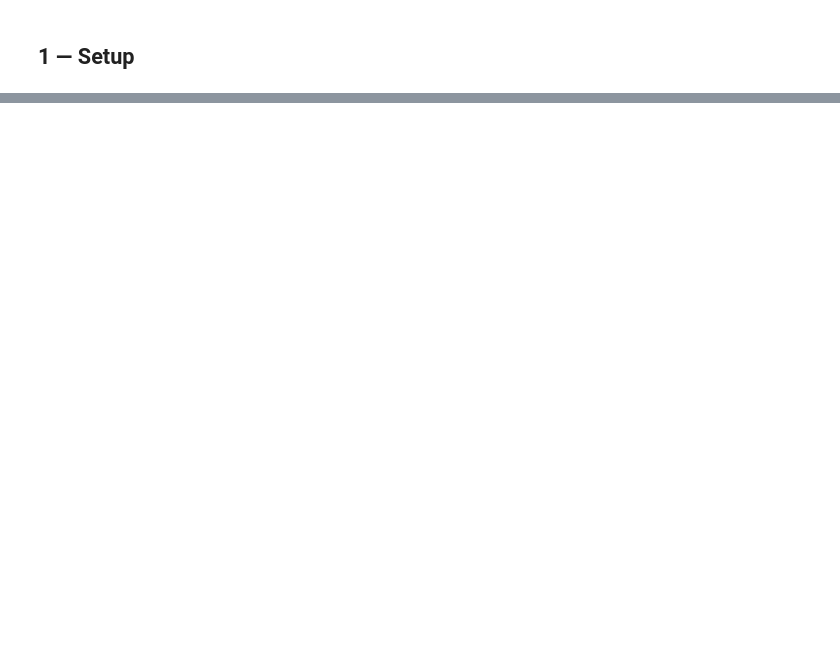
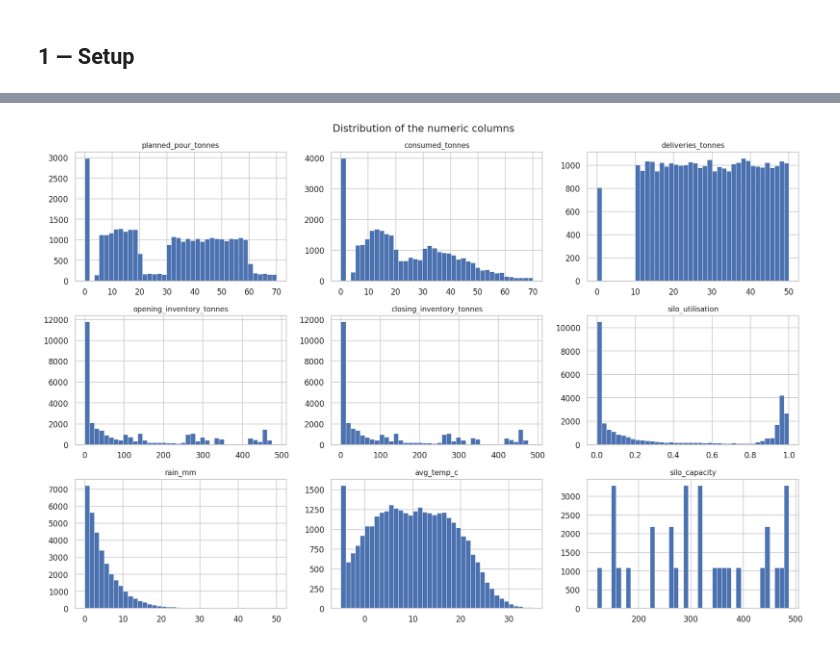
Before and after one commit to Olamideoo/MIG_Cement_Demand_Forecasting, a Jupyter notebook: NOTEBOOKS/02_EDA.ipynb, the cells around one changed output, grey strips where cells are left out. Drawn from its saved outputs; the diff is of its cells as text; code cells hidden in the pictures; blank space fills up the shorter version.

```diff
--- a/NOTEBOOKS/02_EDA.ipynb
+++ b/NOTEBOOKS/02_EDA.ipynb
@@ -1602,0 +330,16 @@ justification in this notebook.
+# %%
+numeric_cols = [
+    "planned_pour_tonnes", "consumed_tonnes", "deliveries_tonnes",
+    "opening_inventory_tonnes", "closing_inventory_tonnes", "silo_utilisation",
+    "rain_mm", "avg_temp_c", "silo_capacity",
+]
+fig, axes = plt.subplots(3, 3, figsize=(15, 10))
+for ax, col in zip(axes.ravel(), numeric_cols):
+    ax.hist(panel[col].dropna(), bins=40, edgecolor="white", linewidth=0.4)
+    ax.set_title(col, fontsize=10)
+plt.suptitle("Distribution of the numeric columns", fontsize=14)
+plt.tight_layout()
+save_fig("numeric_distributions")
+plt.show()
+# %% [output]
+[figure, added]
```
Also changed, not shown: parts of 140 cells of this notebook, 23 other files.
